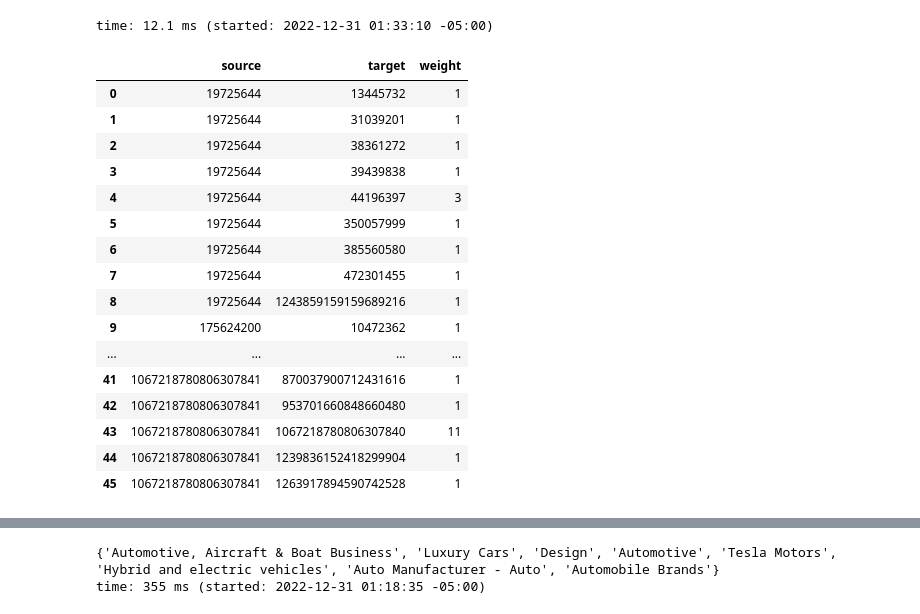
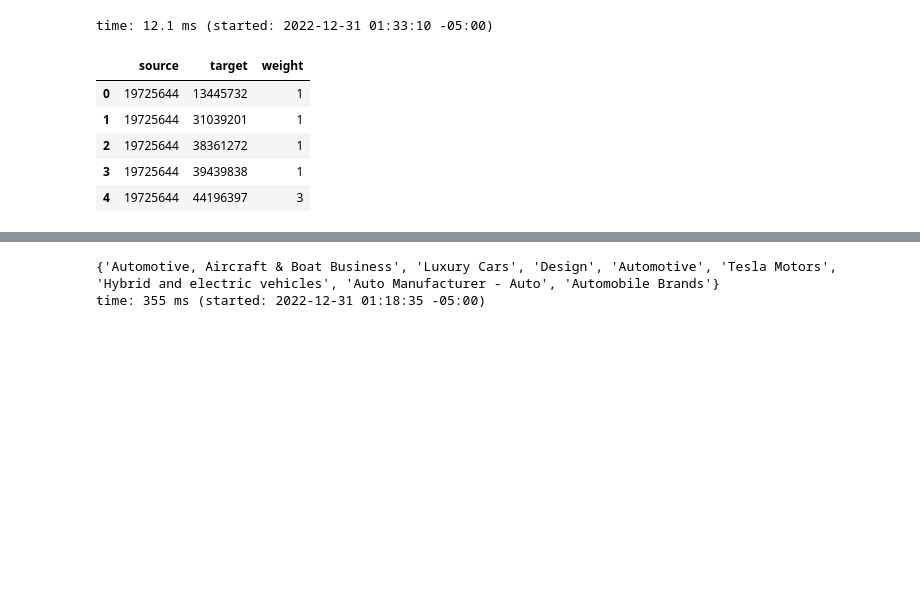
Before and after one commit to lejinvarghese/ego_networks, a Jupyter notebook: notebooks/edge_features.ipynb, the cells around one changed output, grey strips where cells are left out. Cells and saved outputs as stored; diff of their text form; code cells hidden in the pictures; blank space fills up the shorter version.

```diff
--- a/notebooks/edge_features.ipynb
+++ b/notebooks/edge_features.ipynb
@@ -212,9 +229,10 @@ d
  <Tweet id=1603019300851302416 text='RT @SecretFriendsX: Preview of @Angel_Wicky_II Wicked Sundays Solo Oil Show 💦💦\n\nWatch it all on https://t.co/odx7pSyo2m 🔥 https://t.co/nLKb…'>]
 time: 233 ms (started: 2022-12-31 00:49:29 -05:00)
 # %%
-test_users= user_d1_nodes.get('following')
+# test_users= user_d1_nodes.get('following')
+content_df = pd.DataFrame()
+
 for c in ["tweets", "mentions", "likes"]:
-    content_df = pd.DataFrame()
     time.sleep(0.5)
     for i, test_user in enumerate(test_users[:5]):
         print(f"users:{i}/{len(test_users)}")
@@ -235,7 +253,8 @@ for c in ["tweets", "mentions", "likes"]:
         except:
             continue
     print(f"{c}: {content_df.shape}")
-    content_df.to_csv(f"data/{c}_{time.strftime('%Y%m%d')}.csv", index=False) #%H%M%S
+print(f"{c}: {content_df.shape}")
+content_df.to_csv(f"data/tie_features_{time.strftime('%Y%m%d')}.csv", index=False) #%H%M%S
 content_df.tail(10)
 # %% [output]
 users:0/241
@@ -285,25 +305,14 @@ time: 12.1 ms (started: 2022-12-31 01:33:10 -05:00)
 # %%
 content_df_all[(content_df_all.user_id != content_df_all.in_reply_to_user_id) & (content_df_all.in_reply_to_user_id != 0)] \
     .groupby(["user_id", "in_reply_to_user_id"]) \
     .tweet_id \
     .count()\
     .reset_index() \
-    .rename(columns={'user_id': 'source','in_reply_to_user_id': 'target', 'tweet_id': 'weight', })
+    .rename(columns={'user_id': 'source','in_reply_to_user_id': 'target', 'tweet_id': 'weight', }).head()
 # %% [output]
 |  | source | target | weight |
 | 0 | 19725644 | 13445732 | 1 |
 | 1 | 19725644 | 31039201 | 1 |
 | 2 | 19725644 | 38361272 | 1 |
 | 3 | 19725644 | 39439838 | 1 |
 | 4 | 19725644 | 44196397 | 3 |
-| 5 | 19725644 | 350057999 | 1 |
-| 6 | 19725644 | 385560580 | 1 |
-| 7 | 19725644 | 472301455 | 1 |
-| 8 | 19725644 | 1243859159159689216 | 1 |
-| 9 | 175624200 | 10472362 | 1 |
-| ... | ... | ... | ... |
-| 41 | 1067218780806307841 | 870037900712431616 | 1 |
-| 42 | 1067218780806307841 | 953701660848660480 | 1 |
-| 43 | 1067218780806307841 | 1067218780806307840 | 11 |
-| 44 | 1067218780806307841 | 1239836152418299904 | 1 |
-| 45 | 1067218780806307841 | 1263917894590742528 | 1 |
```
Also changed, not shown: parts of 9 cells of this notebook, 15 other files.
